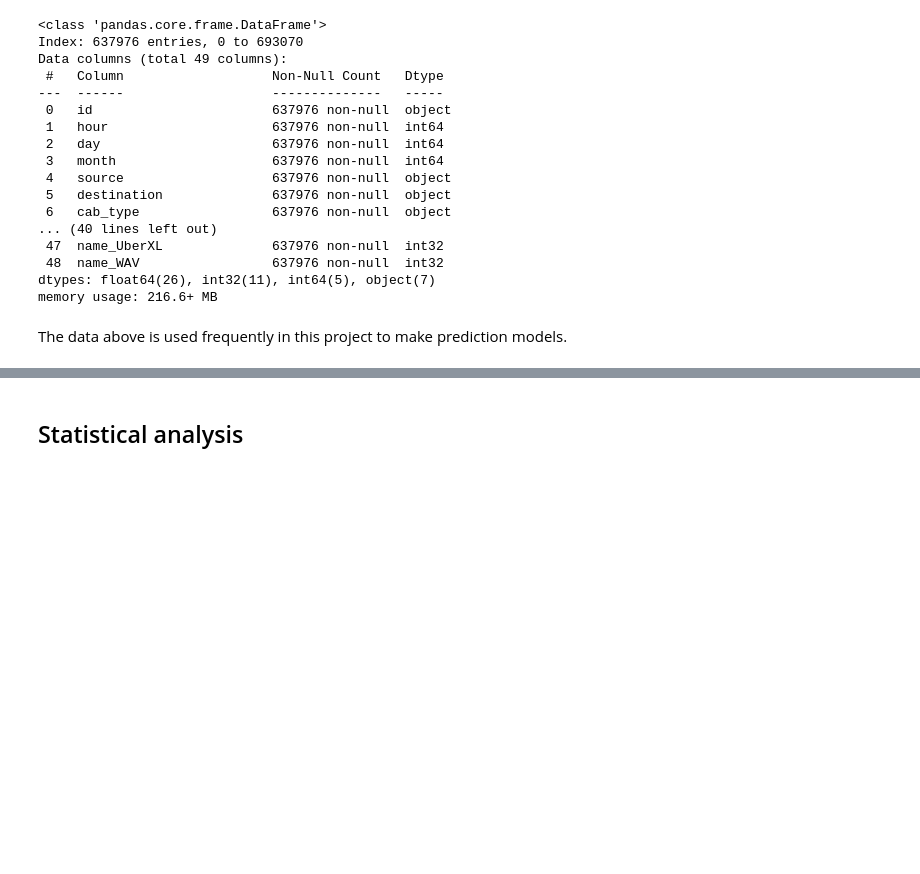
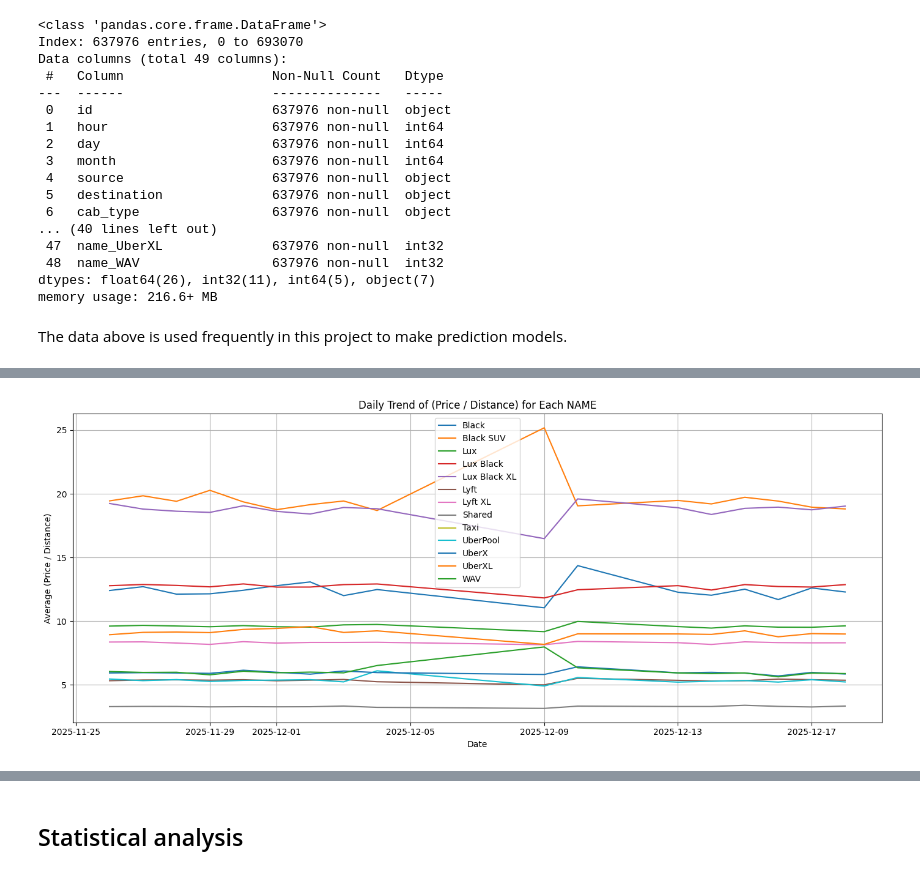
Before and after one commit to AbbyPolaris/transportationProject, a Jupyter notebook: Main.ipynb, the cells around one changed output, grey strips where cells are left out. Cells and saved outputs as stored; diff of their text form; code cells hidden in the pictures; blank space fills up the shorter version.

```diff
--- a/Main.ipynb
+++ b/Main.ipynb
@@ -310,0 +577,33 @@ The data above is used frequently in this project to make prediction models.
+# %%
+import pandas as pd
+import matplotlib.pyplot as plt
+
+
+df['price_per_distance'] = df['price'] / df['distance']
+
+
+df['date'] = pd.to_datetime({
+    'year': 2025,
+    'month': df['month'],
+    'day': df['day']
+})
+
+
+daily_avg = df.groupby(['name', 'date'])['price_per_distance'].mean().reset_index()
+
+
+plt.figure(figsize=(14, 6))
+
+for name in daily_avg['name'].unique():
+    subset = daily_avg[daily_avg['name'] == name]
+    plt.plot(subset['date'], subset['price_per_distance'], label=name)
+
+plt.xlabel("Date")
+plt.ylabel("Average (Price / Distance)")
+plt.title("Daily Trend of (Price / Distance) for Each NAME")
+plt.legend()
+plt.grid(True)
+plt.tight_layout()
+plt.show()
+# %% [output]
+[figure, added]
```
Also changed, not shown: parts of 45 cells of this notebook.
